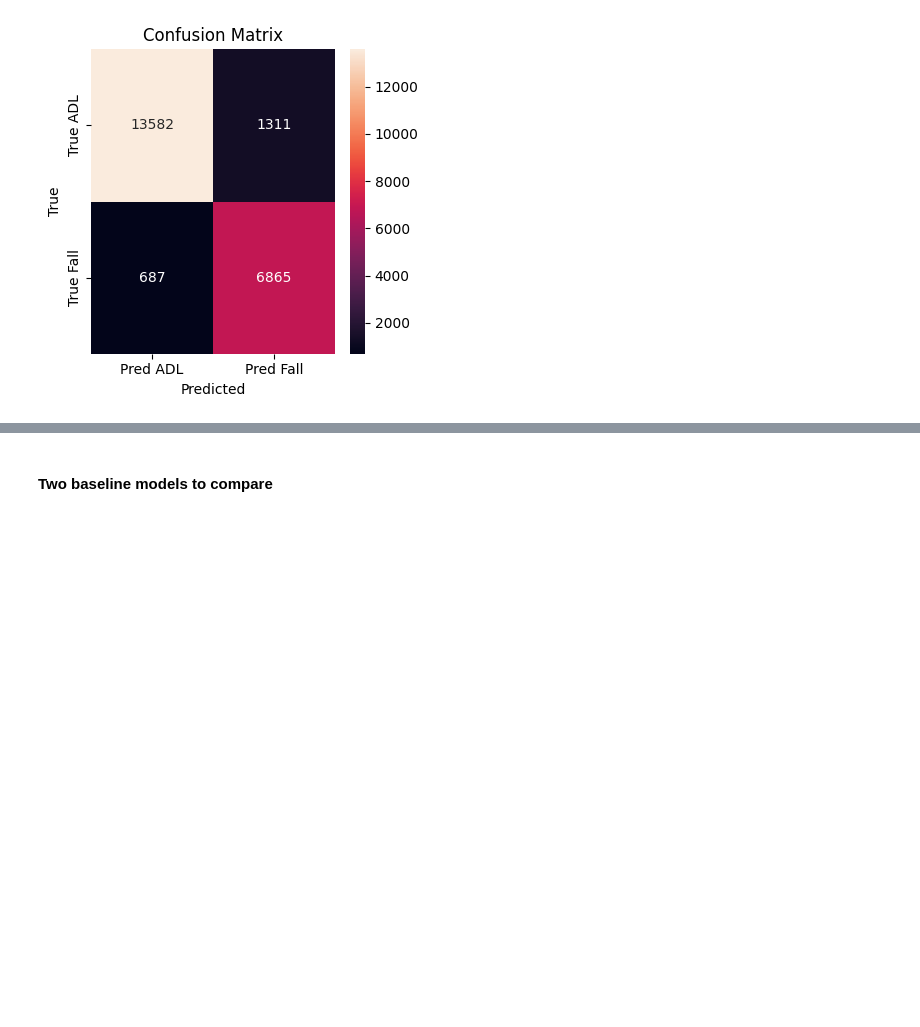
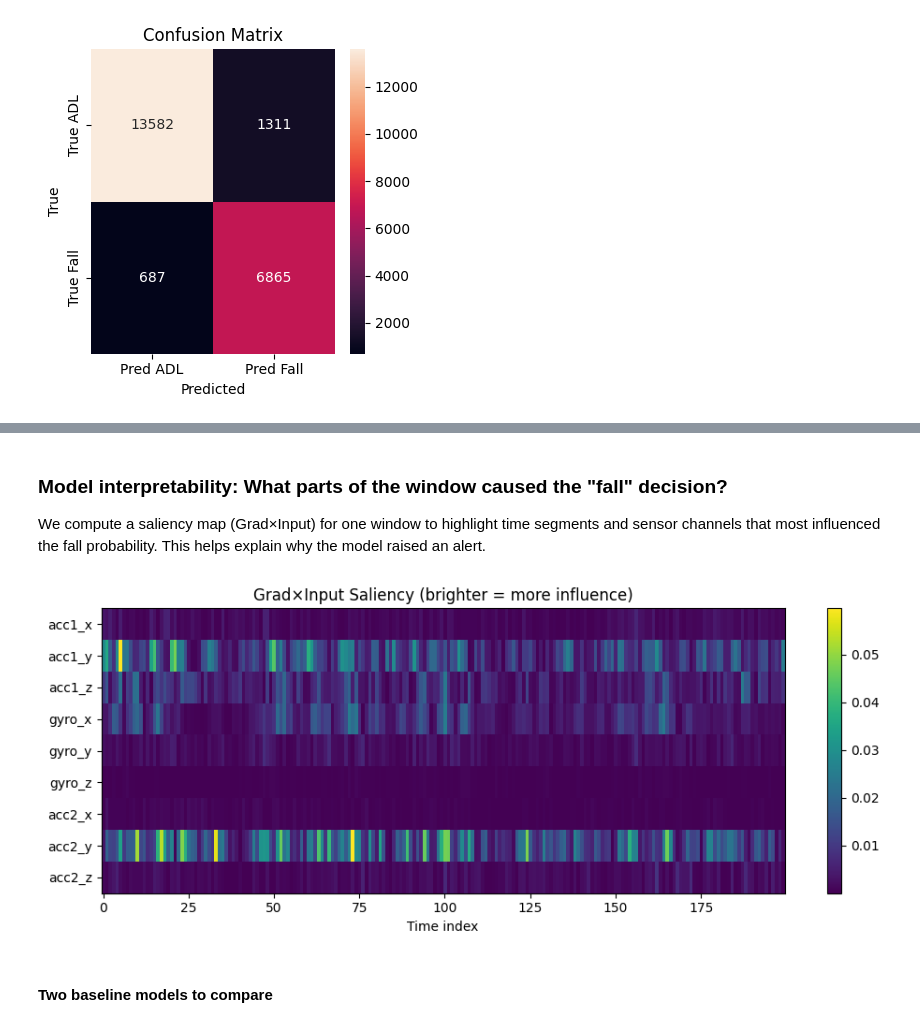
Before and after one commit to Ajay1-me/real-time-fall-prediction, a Jupyter notebook: fall_prediction.ipynb, the cells around one changed output, grey strips where cells are left out. Saved outputs shown, nothing was run; the diff lists cells and outputs as text; code cells hidden in the pictures; blank space fills up the shorter version.

Commit message:
refine simulation function and more visulizations for better interpretability

```diff
--- a/fall_prediction.ipynb
+++ b/fall_prediction.ipynb
@@ -509,3 +584,39 @@ weighted avg       0.91      0.91      0.91     22445
+# %% [markdown]
+### Model interpretability: What parts of the window caused the "fall" decision?
+
+We compute a saliency map (Grad×Input) for one window to highlight
+time segments and sensor channels that most influenced the fall probability.
+This helps explain why the model raised an alert.
+# %%
+def grad_x_input_saliency(model, window_tensor):
+    """
+    window_tensor: (1, C, T) torch tensor normalized, on device
+    """
+    model.eval()
+    window_tensor = window_tensor.clone().detach().requires_grad_(True)
+    logits = model(window_tensor)
+    prob = torch.softmax(logits, dim=1)[0,1]
+    prob.backward()
+
+    sal = (window_tensor.grad * window_tensor).abs().squeeze(0).detach().cpu().numpy()  # (C,T)
+    return sal
+
+# Example: take a random FALL window from test set
+idx = np.random.choice(np.where(y_test==1)[0])
+x_np = X_test[idx]  # (T,C)
+x_t = torch.from_numpy(x_np).unsqueeze(0).permute(0,2,1).to(device)  # (1,C,T)
+
+sal = grad_x_input_saliency(model, x_t)
+plt.figure(figsize=(10,4))
+plt.imshow(sal, aspect="auto")
+plt.yticks(range(9), ["acc1_x","acc1_y","acc1_z","gyro_x","gyro_y","gyro_z","acc2_x","acc2_y","acc2_z"])
+plt.xlabel("Time index")
+plt.title("Grad×Input Saliency (brighter = more influence)")
+plt.colorbar()
+plt.tight_layout()
+plt.show()
+# %% [output]
+[figure, added]
 # %% [markdown]
 #### Two baseline models to compare
 # %% [markdown]
```
Also changed, not shown: parts of 9 cells of this notebook.
